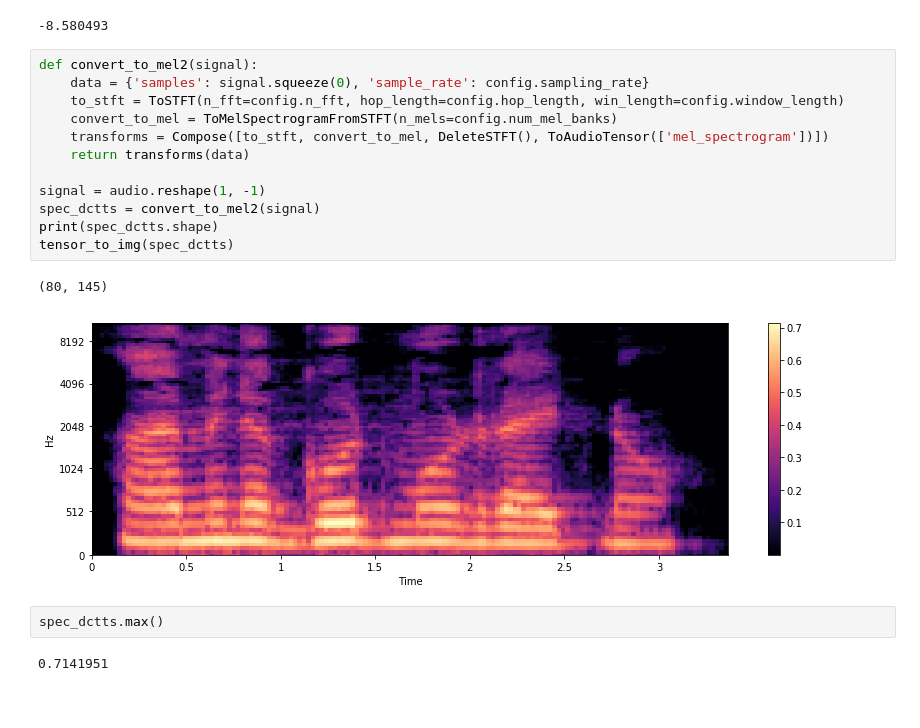
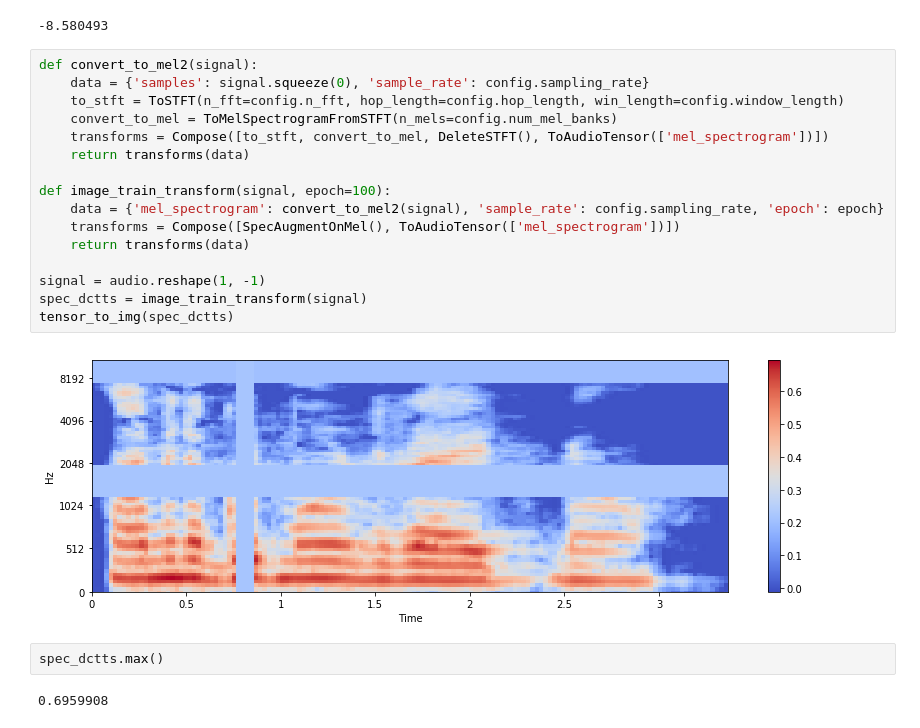
Before and after one commit to SABER-labs/SABER, a Jupyter notebook: SpecAugment Analysis.ipynb, the cells around one changed output. Saved outputs shown, nothing was run; the diff lists cells and outputs as text; blank space fills up the shorter version.

```diff
--- a/SpecAugment Analysis.ipynb
+++ b/SpecAugment Analysis.ipynb
@@ -130,19 +130,22 @@ np.max(mel)
 # %%
 def convert_to_mel2(signal):
     data = {'samples': signal.squeeze(0), 'sample_rate': config.sampling_rate}
     to_stft = ToSTFT(n_fft=config.n_fft, hop_length=config.hop_length, win_length=config.window_length)
     convert_to_mel = ToMelSpectrogramFromSTFT(n_mels=config.num_mel_banks)
     transforms = Compose([to_stft, convert_to_mel, DeleteSTFT(), ToAudioTensor(['mel_spectrogram'])])
     return transforms(data)
 
+def image_train_transform(signal, epoch=100):
+    data = {'mel_spectrogram': convert_to_mel2(signal), 'sample_rate': config.sampling_rate, 'epoch': epoch}
+    transforms = Compose([SpecAugmentOnMel(), ToAudioTensor(['mel_spectrogram'])])
+    return transforms(data)
+
 signal = audio.reshape(1, -1)
-spec_dctts = convert_to_mel2(signal)
-print(spec_dctts.shape)
+spec_dctts = image_train_transform(signal)
 tensor_to_img(spec_dctts)
 # %% [output]
-(80, 145)
-[figure, old version]
+[figure, new version]
 # %%
 spec_dctts.max()
 # %% [output]
-0.7141951
+0.6959908
```
Also changed, not shown: parts of 1 cell of this notebook, 8 other files.
